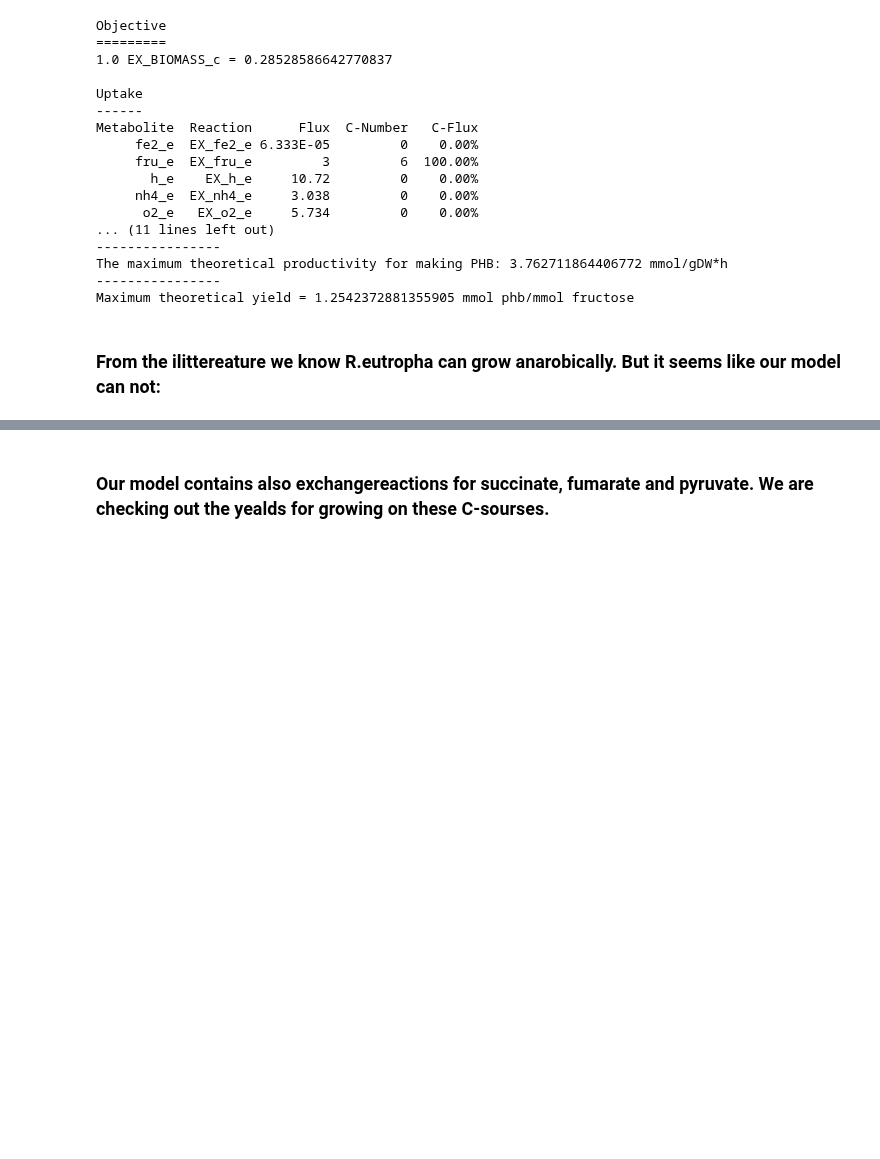
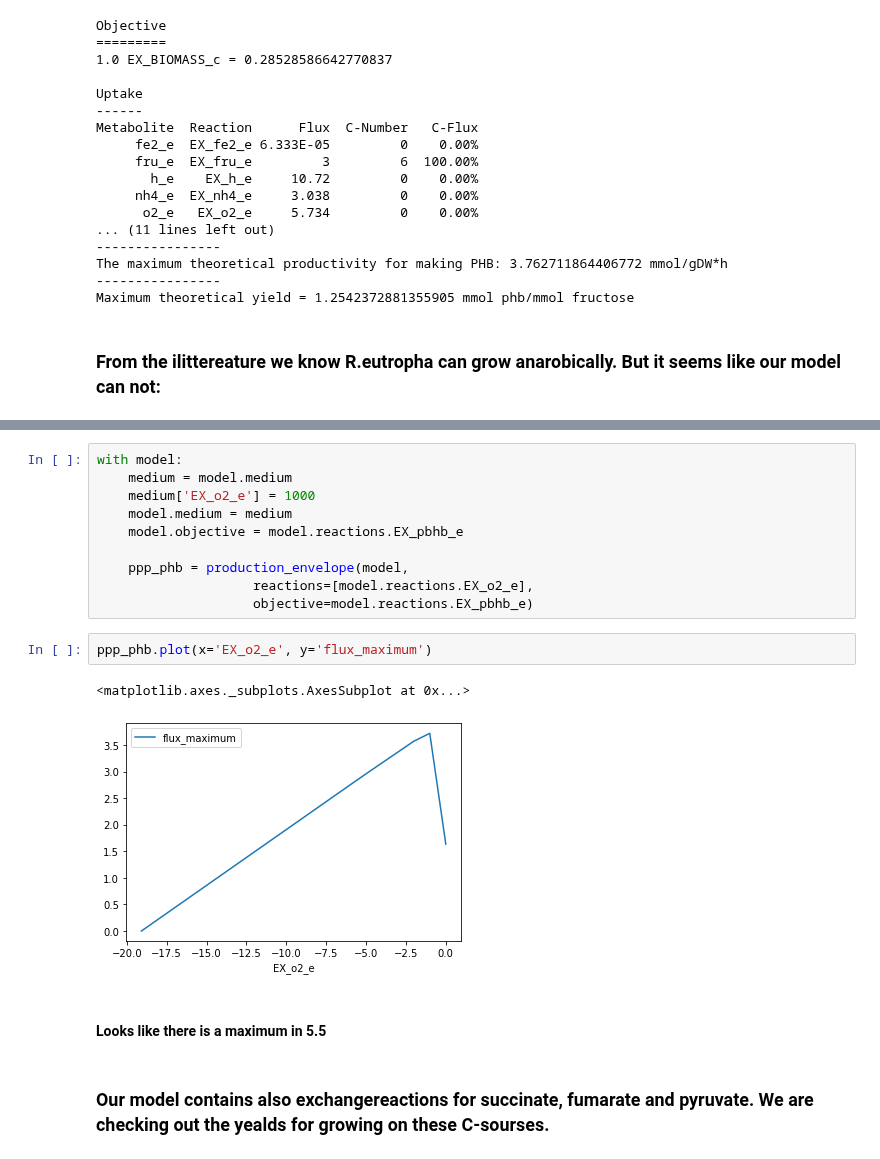
Before and after one commit to 27410/group-assignment-2021-group_2_pha-production, a Jupyter notebook: projects/Medium.ipynb, the cells around one changed output, grey strips where cells are left out. Cells and saved outputs as stored; diff of their text form; blank space fills up the shorter version.

```diff
--- a/projects/Medium.ipynb
+++ b/projects/Medium.ipynb
@@ -144,3 +160,20 @@ with model:
+# %%
+with model:
+    medium = model.medium
+    medium['EX_o2_e'] = 1000
+    model.medium = medium
+    model.objective = model.reactions.EX_pbhb_e
+
+    ppp_phb = production_envelope(model,
+                    reactions=[model.reactions.EX_o2_e],
+                    objective=model.reactions.EX_pbhb_e)
+# %%
+ppp_phb.plot(x='EX_o2_e', y='flux_maximum')
+# %% [output]
+<matplotlib.axes._subplots.AxesSubplot at 0x...>
+[figure, added]
+# %% [markdown]
+#### Looks like there is a maximum in 5.5
 # %% [markdown]
 ### Our model contains also exchangereactions for succinate, fumarate and pyruvate. We are checking out the yealds for growing on these C-sourses.
 # %%
```
Also changed, not shown: parts of 8 cells of this notebook.
